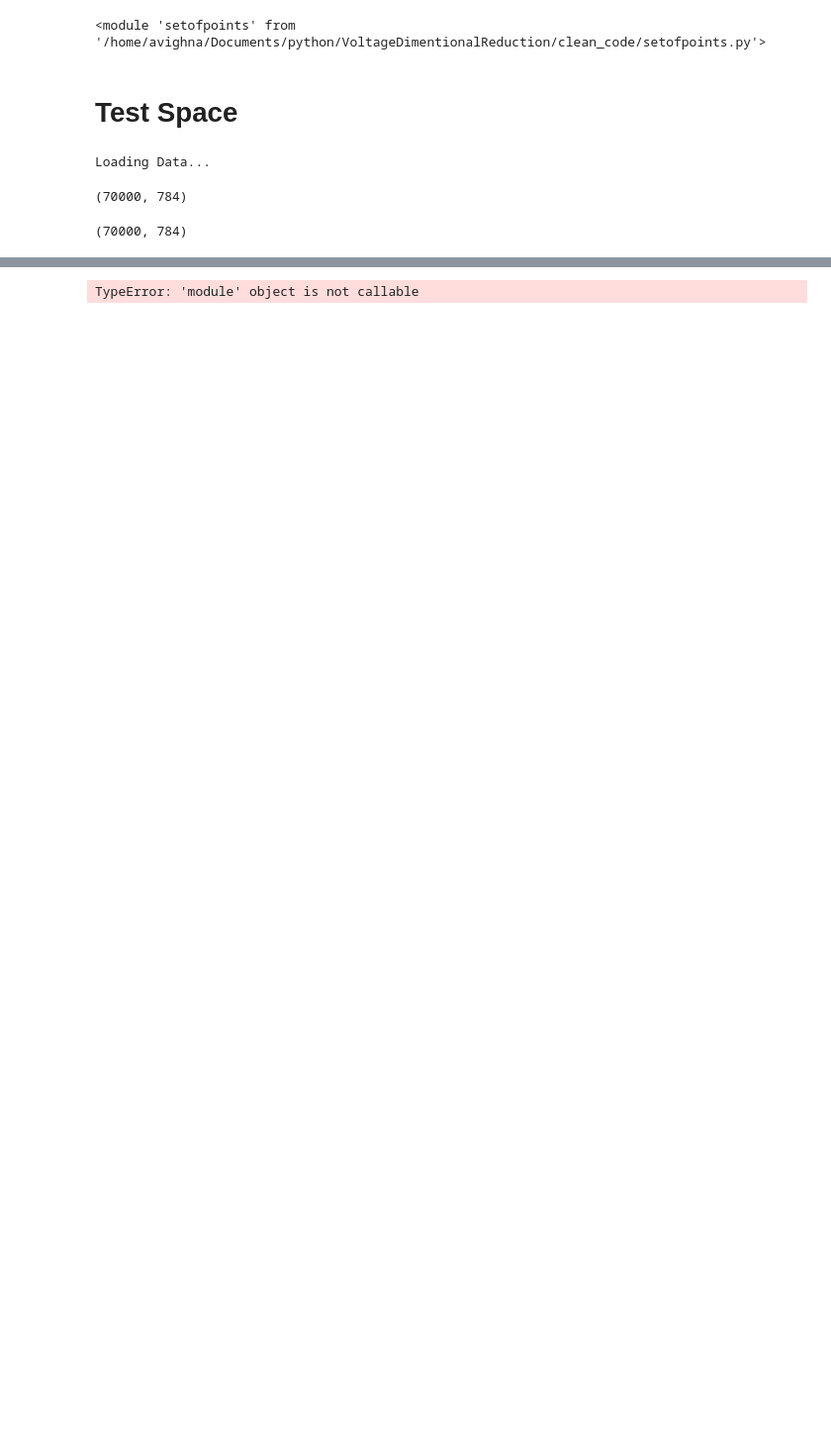
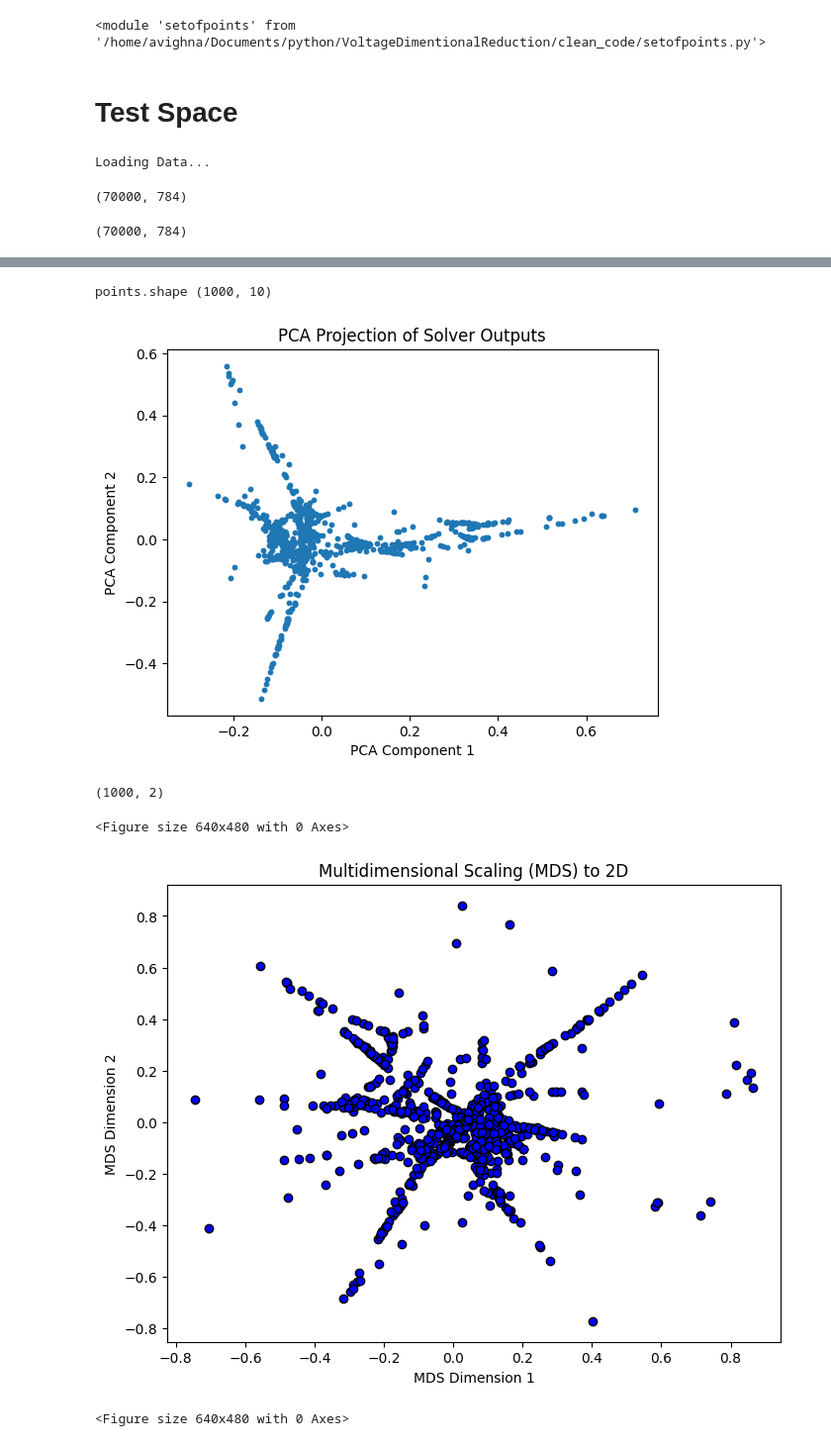
Before and after one commit to IceGawd/VoltageDimentionalReduction, a Jupyter notebook: notebooks/NewCodeTesting.ipynb, the cells around one changed output, grey strips where cells are left out. Shown at 99% size. Cells and saved outputs as stored; diff of their text form; code cells hidden in the pictures; blank space fills up the shorter version.

Commit message:
Fixed solver

```diff
--- a/notebooks/NewCodeTesting.ipynb
+++ b/notebooks/NewCodeTesting.ipynb
@@ -72,5 +68,6 @@ compressed_weights = compressed_set.weights
 # %%
-compressed_set = setofpoints.SetOfPoints(compressed_points, compressed_weights)
+# compressed_set = setofpoints.SetOfPoints(compressed_points, compressed_weights)
+compressed_set = setofpoints.SetOfPoints(points=X[:1000])
 # %%
 # Select one sample per digit to serve as a landmark
 landmarks = []
@@ -98,11 +95,11 @@ array([[0.        , 0.        , 0.        , ..., 0.        , 0.        ,
 # %%
 # Initialize the map
-voltage_map = map.Map()
+voltage_map = voltagemap.VoltageMap()
 
 # Compute voltages for each landmark and store in the map
 for lm in landmarks:
     mnist_solver = solver.Solver(problem=mnist_problem)
-    voltages = mnist_solver.approximate_voltages(landmarks=[lm])
+    voltages = mnist_solver.compute_voltages(k=2, landmarks=[lm])
     voltage_map.add_solution(landmark_index=lm.index, voltages=voltages)
 
     print(voltages)
@@ -129,39 +126,41 @@ points = np.array(list(map(list, zip(*voltage_map.voltage_maps))))
 
 print('points.shape',points.shape)
 
-# remove low voltage points
-points=points[max_voltage>0.07]
-print('after removing low voltage points.shape',points.shape)
 # PCA
 pca = PCA(n_components=2)
 points_2d = pca.fit_transform(points)
 
 # print(points_2d.shape)
 
 plt.scatter(points_2d[:, 0], points_2d[:, 1], s=10)
 plt.xlabel("PCA Component 1")
 plt.ylabel("PCA Component 2")
 plt.title("PCA Projection of Solver Outputs")
 
 plt.show()
 # plt.savefig(fileStarter + "_PCA.png")
 plt.clf()
 
 # MDS
 mds = MDS(n_components=2, random_state=42)
 transformed_points = mds.fit_transform(points)
 
 print(transformed_points.shape)
 
 plt.figure(figsize=(8, 6))
 plt.scatter(transformed_points[:, 0], transformed_points[:, 1], c='blue', edgecolors='black')
 
 plt.xlabel("MDS Dimension 1")
 plt.ylabel("MDS Dimension 2")
 plt.title("Multidimensional Scaling (MDS) to 2D")
 
 # plt.savefig(fileStarter + "_MDS.png")
 plt.show()
 plt.clf()
 # %% [output]
-TypeError: 'module' object is not callable
+points.shape (1000, 10)
+[figure, added]
+(1000, 2)
+<Figure size 640x480 with 0 Axes>
+[figure, added]
+<Figure size 640x480 with 0 Axes>
```
Also changed, not shown: parts of 17 cells of this notebook, 7 other files.
